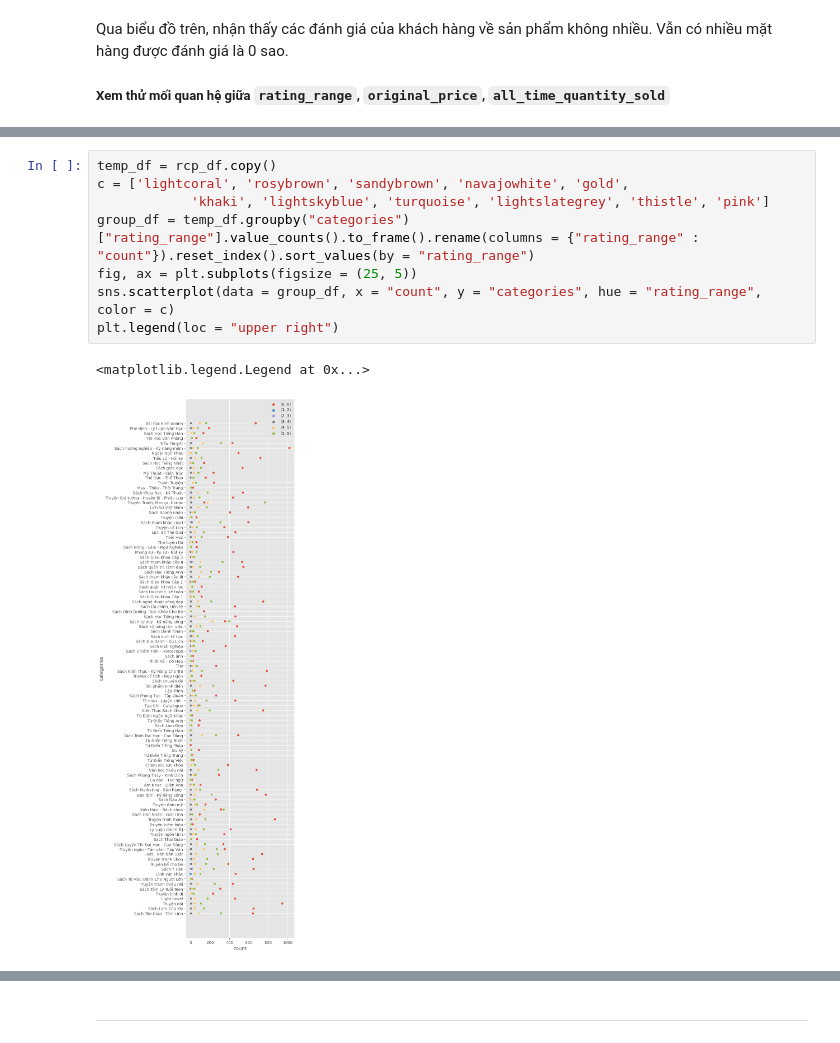
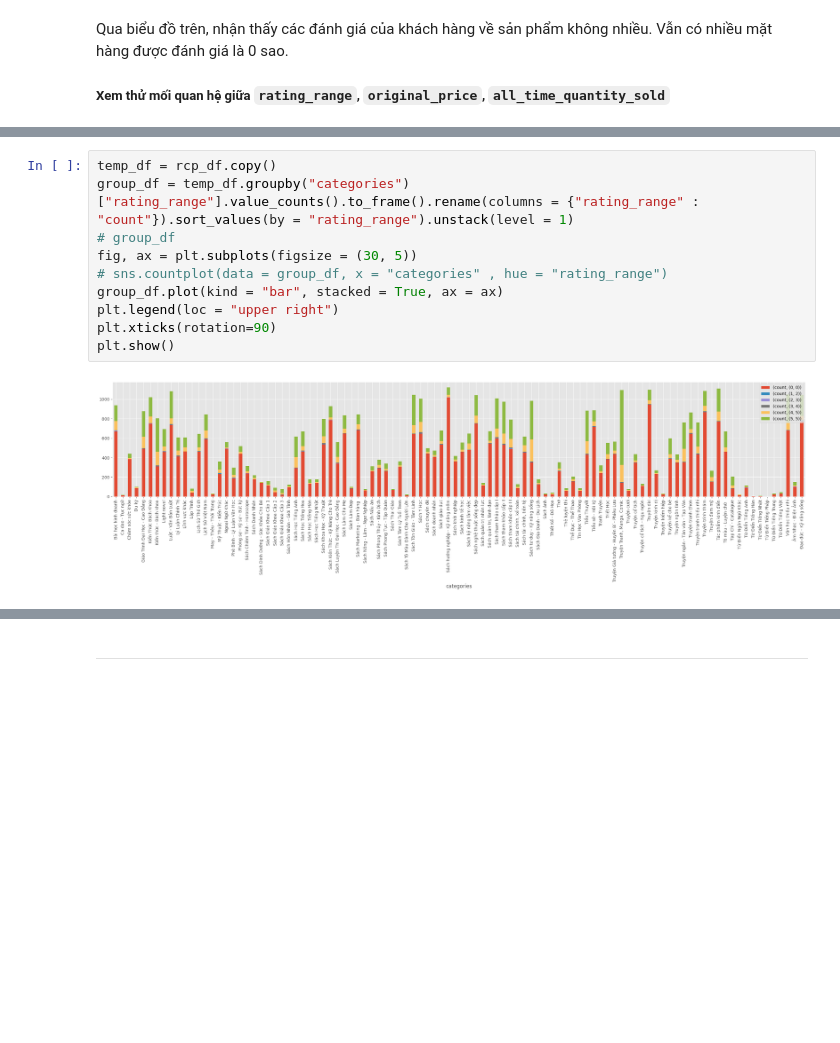
Before and after one commit to Miruku2201/NMKHDL_Final_Project, a Jupyter notebook: preprocessing.ipynb, the cells around one changed output, grey strips where cells are left out. Saved outputs shown, nothing was run; the diff lists cells and outputs as text; blank space fills up the shorter version.

```diff
--- a/preprocessing.ipynb
+++ b/preprocessing.ipynb
@@ -596,12 +595,13 @@ plt.tight_layout()
 # %%
 temp_df = rcp_df.copy()
-c = ['lightcoral', 'rosybrown', 'sandybrown', 'navajowhite', 'gold',
-            'khaki', 'lightskyblue', 'turquoise', 'lightslategrey', 'thistle', 'pink']
-group_df = temp_df.groupby("categories")["rating_range"].value_counts().to_frame().rename(columns = {"rating_range" : "count"}).reset_index().sort_values(by = "rating_range")
-fig, ax = plt.subplots(figsize = (25, 5))
-sns.scatterplot(data = group_df, x = "count", y = "categories", hue = "rating_range", color = c)
+group_df = temp_df.groupby("categories")["rating_range"].value_counts().to_frame().rename(columns = {"rating_range" : "count"}).sort_values(by = "rating_range").unstack(level = 1)
+# group_df
+fig, ax = plt.subplots(figsize = (30, 5))
+# sns.countplot(data = group_df, x = "categories" , hue = "rating_range")
+group_df.plot(kind = "bar", stacked = True, ax = ax)
 plt.legend(loc = "upper right")
+plt.xticks(rotation=90)
+plt.show()
 # %% [output]
-<matplotlib.legend.Legend at 0x...>
-[figure, old version]
+[figure, new version]
 # %% [markdown]
```
Also changed, not shown: parts of 7 cells of this notebook.
